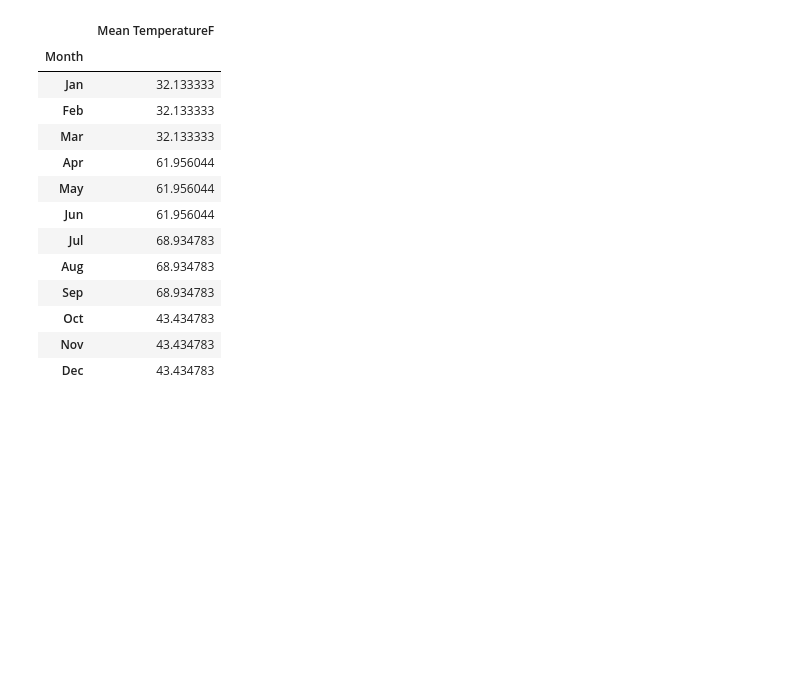
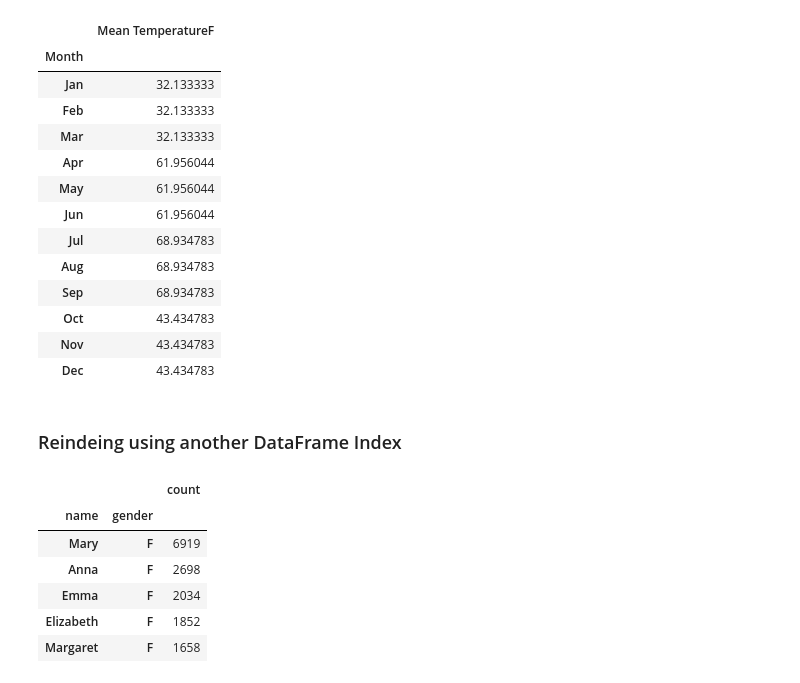
Before and after one commit to kajzer/bootcamp_data_science, a Jupyter notebook: Additional/Pandas/preparing_data.ipynb, the cells around one changed output. Saved outputs shown, nothing was run; the diff lists cells and outputs as text; code cells hidden in the pictures; blank space fills up the shorter version.

Commit message:
Completed preparing data from DataCamp

```diff
--- a/Additional/Pandas/preparing_data.ipynb
+++ b/Additional/Pandas/preparing_data.ipynb
@@ -102,3 +102,18 @@ weather3
 | Oct | 43.434783 |
 | Nov | 43.434783 |
 | Dec | 43.434783 |
+# %% [markdown]
+### Reindeing using another DataFrame Index
+# %%
+names_1981 = pd.read_csv('baby_names/names1981.csv', header=None, names=['name','gender','count'], index_col=(0,1))
+names_1881 = pd.read_csv('baby_names/names1881.csv', header=None, names=['name','gender','count'], index_col=(0,1))
+# %%
+names_1881.head()
+# %% [output]
+|  |  | count |
+| name | gender |  |
+| Mary | F | 6919 |
+| Anna | F | 2698 |
+| Emma | F | 2034 |
+| Elizabeth | F | 1852 |
+| Margaret | F | 1658 |
```
Also changed, not shown: parts of 17 cells of this notebook, 6 other files.
